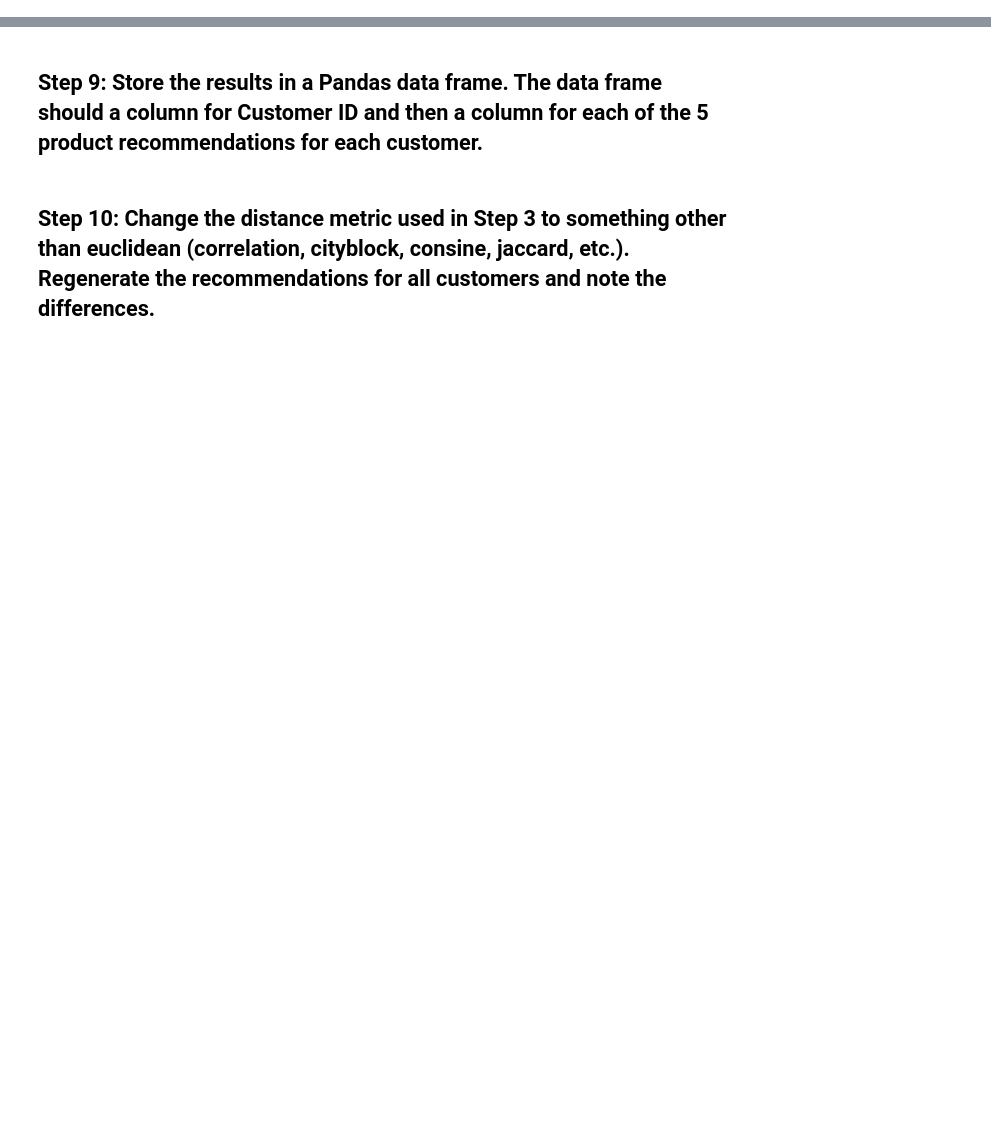
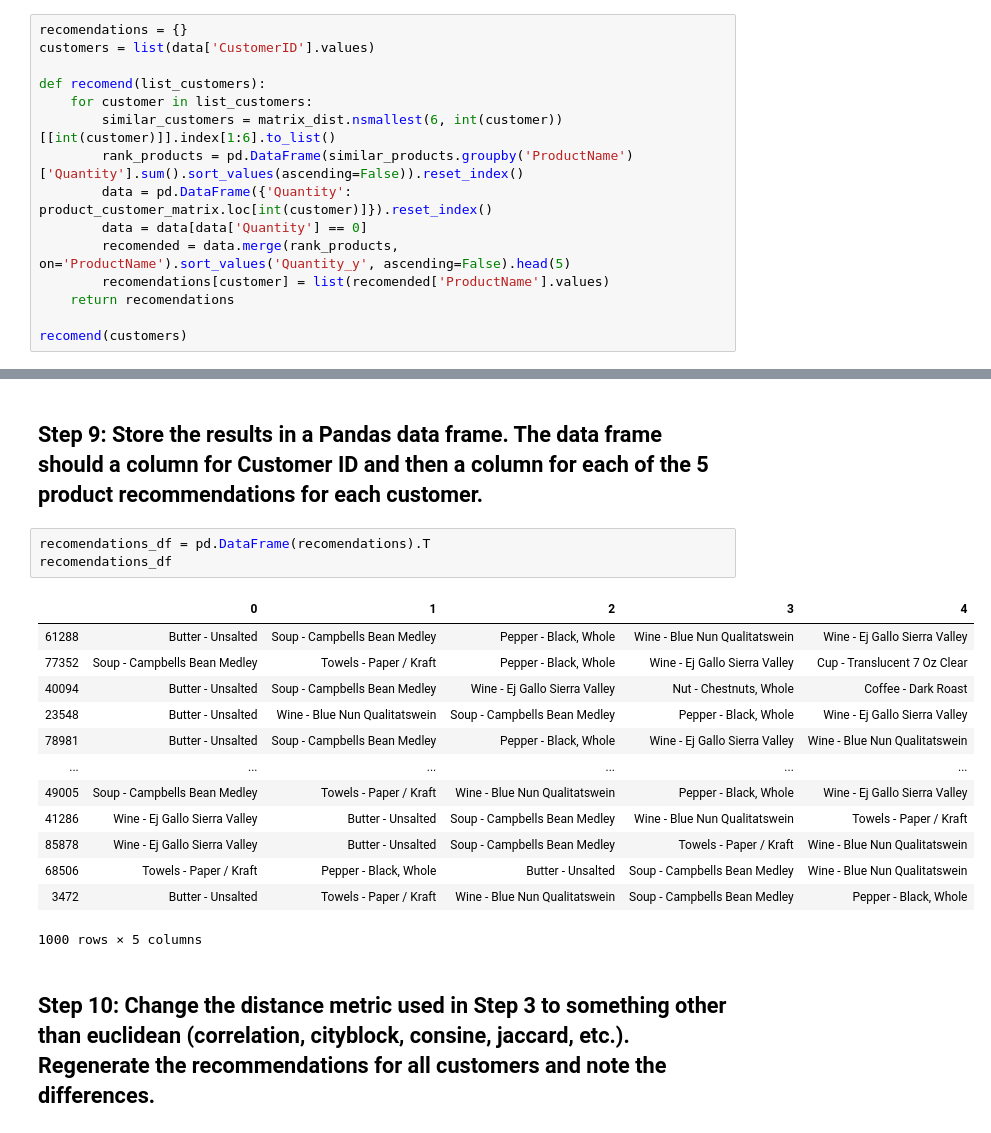
Before and after one commit to ta-datapt-bcn/lab-intro-recommender-systems, a Jupyter notebook: your-code/main.ipynb, the cells around one changed output, grey strips where cells are left out. Saved outputs shown, nothing was run; the diff lists cells and outputs as text; blank space fills up the shorter version.

```diff
--- a/your-code/main.ipynb
+++ b/your-code/main.ipynb
@@ -41,3 +148,18 @@ This will give you the total number of each product purchased by the 5 most simi
 - Create an empty dictionary that will hold the recommendations for all customers.
 - Create a list of unique CustomerIDs to iterate over.
 - Iterate over the customer list performing steps 4 through 7 for each and appending the results of each iteration to the dictionary you created.
+# %%
+recomendations = {}
+customers = list(data['CustomerID'].values)
+
+def recomend(list_customers):
+    for customer in list_customers:
+        similar_customers = matrix_dist.nsmallest(6, int(customer))[[int(customer)]].index[1:6].to_list()
+        rank_products = pd.DataFrame(similar_products.groupby('ProductName')['Quantity'].sum().sort_values(ascending=False)).reset_index()
+        data = pd.DataFrame({'Quantity': product_customer_matrix.loc[int(customer)]}).reset_index()
+        data = data[data['Quantity'] == 0]
+        recomended = data.merge(rank_products, on='ProductName').sort_values('Quantity_y', ascending=False).head(5)
+        recomendations[customer] = list(recomended['ProductName'].values)
+    return recomendations
+
+recomend(customers)
@@ -44,4 +184,21 @@ This will give you the total number of each product purchased by the 5 most simi
 # %% [markdown]
 ##  Step 9: Store the results in a Pandas data frame. The data frame should a column for Customer ID and then a column for each of the 5 product recommendations for each customer.
+# %%
+recomendations_df = pd.DataFrame(recomendations).T
+recomendations_df
+# %% [output]
+|  | 0 | 1 | 2 | 3 | 4 |
+| 61288 | Butter - Unsalted | Soup - Campbells Bean Medley | Pepper - Black, Whole | Wine - Blue Nun Qualitatswein | Wine - Ej Gallo Sierra Valley |
+| 77352 | Soup - Campbells Bean Medley | Towels - Paper / Kraft | Pepper - Black, Whole | Wine - Ej Gallo Sierra Valley | Cup - Translucent 7 Oz Clear |
+| 40094 | Butter - Unsalted | Soup - Campbells Bean Medley | Wine - Ej Gallo Sierra Valley | Nut - Chestnuts, Whole | Coffee - Dark Roast |
+| 23548 | Butter - Unsalted | Wine - Blue Nun Qualitatswein | Soup - Campbells Bean Medley | Pepper - Black, Whole | Wine - Ej Gallo Sierra Valley |
+| 78981 | Butter - Unsalted | Soup - Campbells Bean Medley | Pepper - Black, Whole | Wine - Ej Gallo Sierra Valley | Wine - Blue Nun Qualitatswein |
+| ... | ... | ... | ... | ... | ... |
+| 49005 | Soup - Campbells Bean Medley | Towels - Paper / Kraft | Wine - Blue Nun Qualitatswein | Pepper - Black, Whole | Wine - Ej Gallo Sierra Valley |
+| 41286 | Wine - Ej Gallo Sierra Valley | Butter - Unsalted | Soup - Campbells Bean Medley | Wine - Blue Nun Qualitatswein | Towels - Paper / Kraft |
+| 85878 | Wine - Ej Gallo Sierra Valley | Butter - Unsalted | Soup - Campbells Bean Medley | Towels - Paper / Kraft | Wine - Blue Nun Qualitatswein |
+| 68506 | Towels - Paper / Kraft | Pepper - Black, Whole | Butter - Unsalted | Soup - Campbells Bean Medley | Wine - Blue Nun Qualitatswein |
+| 3472 | Butter - Unsalted | Towels - Paper / Kraft | Wine - Blue Nun Qualitatswein | Soup - Campbells Bean Medley | Pepper - Black, Whole |
+1000 rows × 5 columns
 # %% [markdown]
 ## Step 10: Change the distance metric used in Step 3 to something other than euclidean (correlation, cityblock, consine, jaccard, etc.). Regenerate the recommendations for all customers and note the differences.
```
Also changed, not shown: parts of 12 cells of this notebook.
